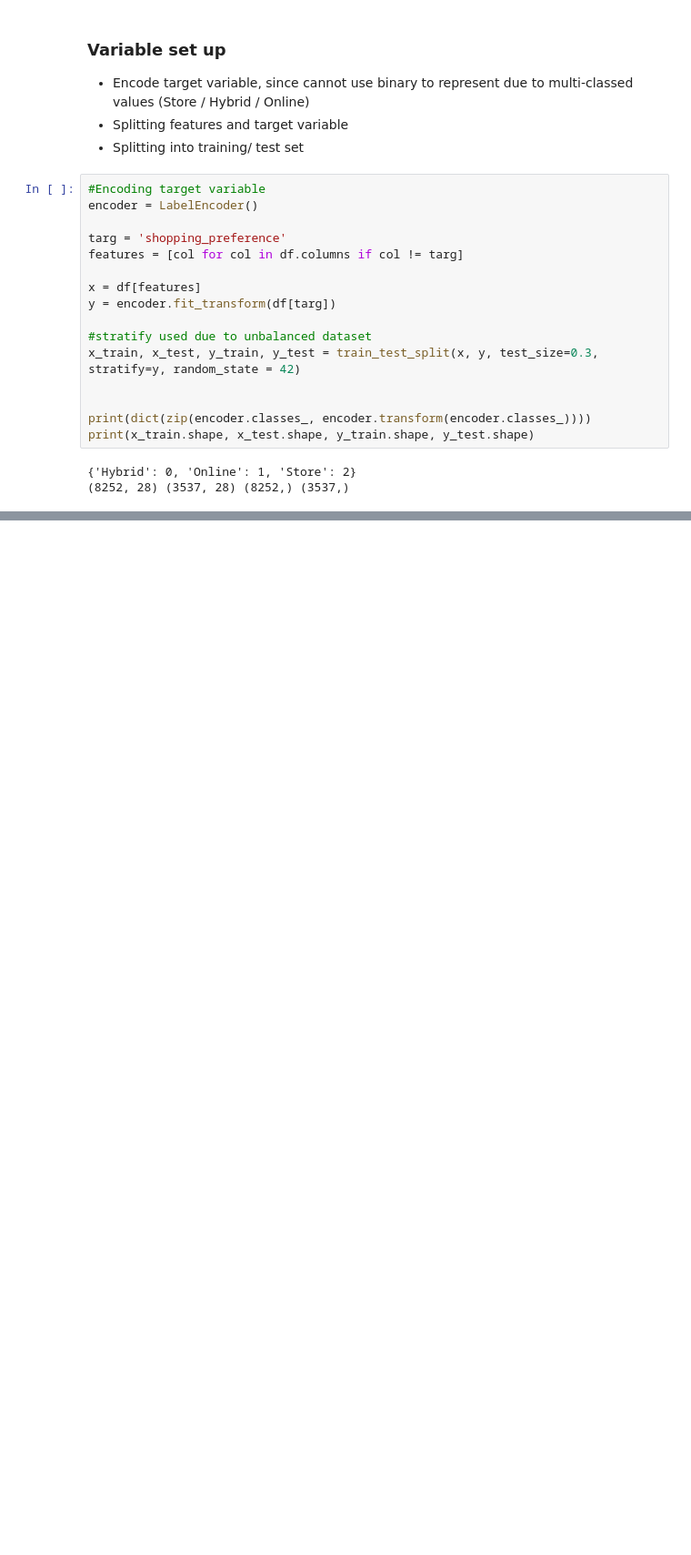
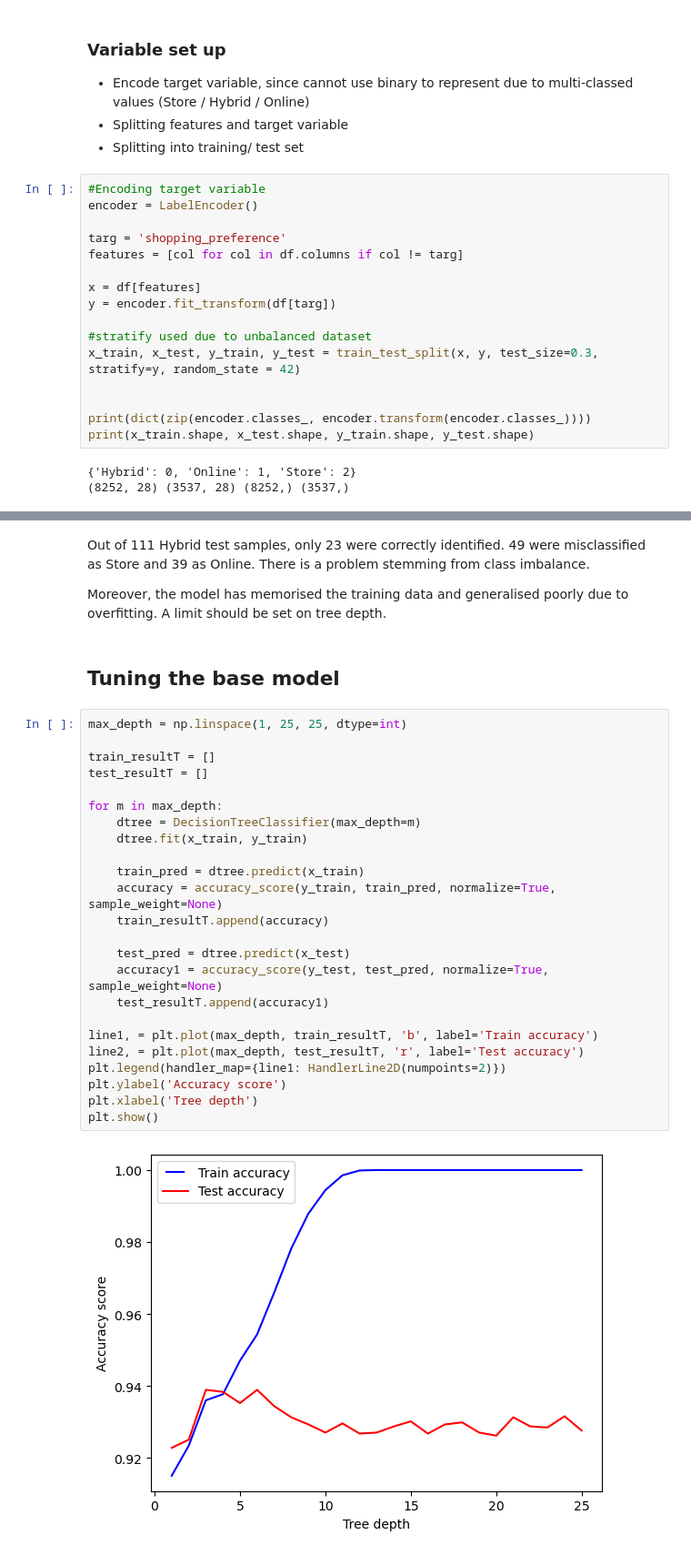
Before and after one commit to marvv0905/ISOM3360-project, a Jupyter notebook: model_decisionTree.ipynb, the cells around one changed output, grey strips where cells are left out. Shown at 91% size. Cells and saved outputs as stored; diff of their text form; blank space fills up the shorter version.

Commit message:
Added tuned DT classifier model

```diff
--- a/model_decisionTree.ipynb
+++ b/model_decisionTree.ipynb
@@ -84 +84,33 @@ confusion matrix
 Training data accuracy = 1.0
+# %% [markdown]
+Out of 111 Hybrid test samples, only 23 were correctly identified. 49 were misclassified as Store and 39 as Online. There is a problem stemming from class imbalance.
+
+Moreover, the model has memorised the training data and generalised poorly due to overfitting. A limit should be set on tree depth.
+# %% [markdown]
+## Tuning the base model
+# %%
+max_depth = np.linspace(1, 25, 25, dtype=int)
+
+train_resultT = []
+test_resultT = []
+
+for m in max_depth:
+    dtree = DecisionTreeClassifier(max_depth=m)
+    dtree.fit(x_train, y_train)
+
+    train_pred = dtree.predict(x_train)
+    accuracy = accuracy_score(y_train, train_pred, normalize=True, sample_weight=None)
+    train_resultT.append(accuracy)
+
+    test_pred = dtree.predict(x_test)
+    accuracy1 = accuracy_score(y_test, test_pred, normalize=True, sample_weight=None)
+    test_resultT.append(accuracy1)
+
+line1, = plt.plot(max_depth, train_resultT, 'b', label='Train accuracy')
+line2, = plt.plot(max_depth, test_resultT, 'r', label='Test accuracy')
+plt.legend(handler_map={line1: HandlerLine2D(numpoints=2)})
+plt.ylabel('Accuracy score')
+plt.xlabel('Tree depth')
+plt.show()
+# %% [output]
+[figure, added]
```
Also changed, not shown: parts of 9 cells of this notebook, 1 other file.
